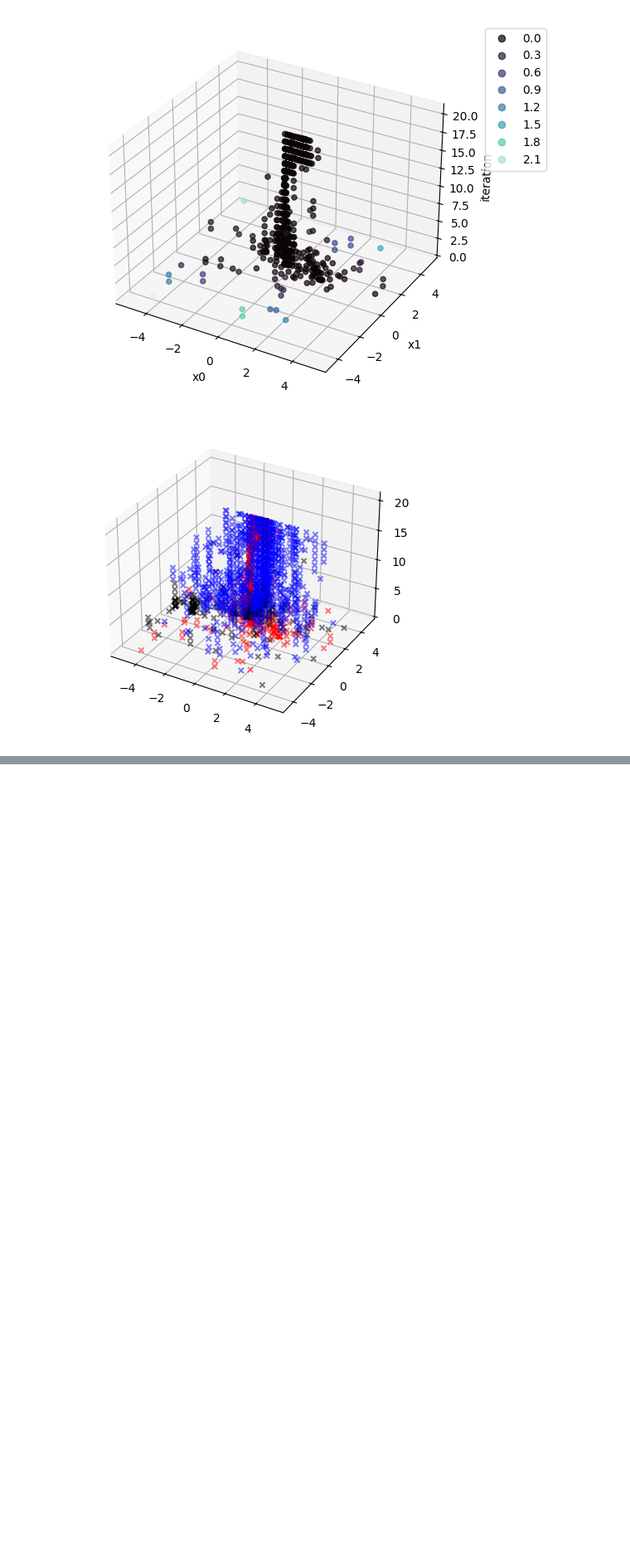
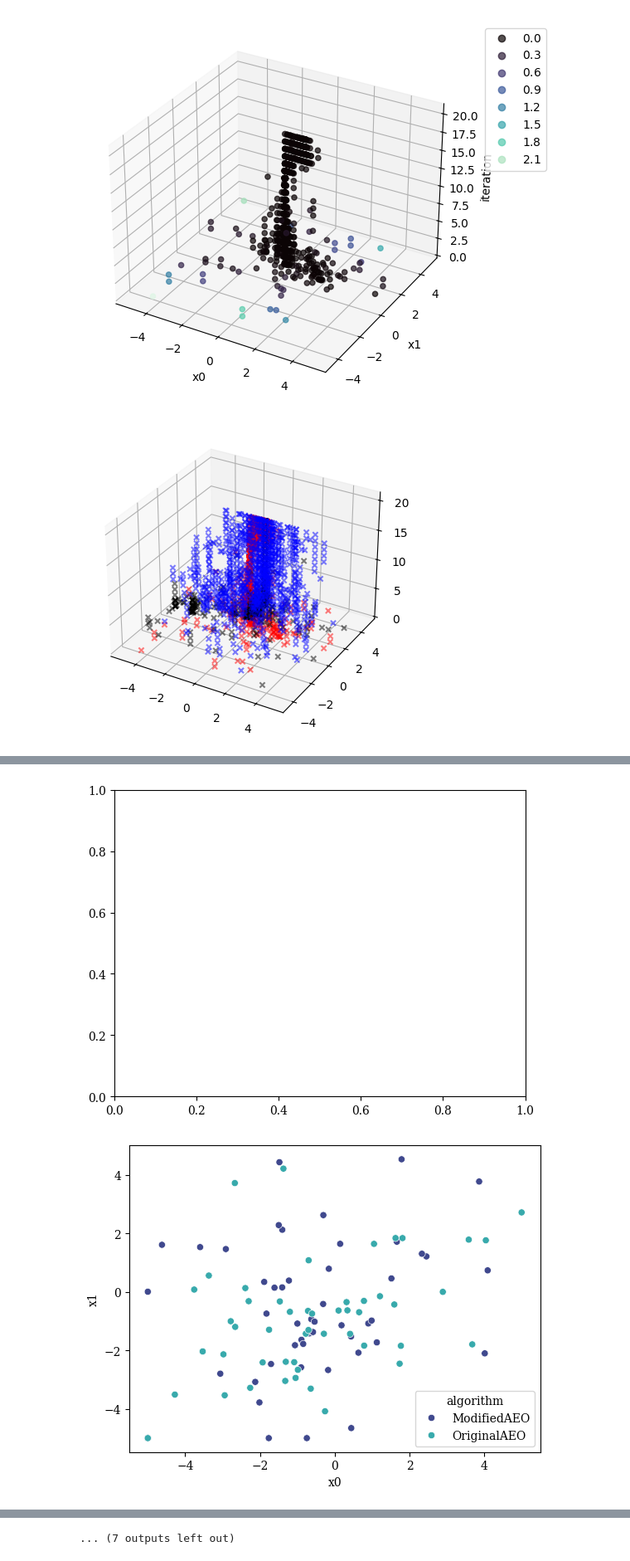
Before and after one commit to 8Timon24/Diploma-Analiza-in-vizualizacija-algoritmov-za-optimizacijo, a Jupyter notebook: 4_example_visualize_trajectories_for_clustering.ipynb, the cells around one changed output, grey strips where cells are left out. Shown at 83% size. Drawn from its saved outputs; the diff is of its cells as text; code cells hidden in the pictures; blank space fills up the shorter version.

```diff
--- a/4_example_visualize_trajectories_for_clustering.ipynb
+++ b/4_example_visualize_trajectories_for_clustering.ipynb
@@ -174,9 +187,12 @@ all_results=pd.concat(all_results)
 # %%
 all_results.groupby(['algorithm1','algorithm2'])['p_value'].median().sort_values(ascending=False).tail(50)
 # %%
-d=pd.read_csv('../data/processed/dim_2/F14_I1_2D.csv',compression='zip',index_col=0)
+d=pd.read_csv('data/processed/dim_2/F14_I1.csv',compression='zip',index_col=0)
 # %%
 for i in range(0,19):
     plt.figure()
-    sns.scatterplot(d.query('run==0 and iteration==@i and algorithm in ["LevyTWO","OriginalHC"]'), x='x0', y='x1', hue="algorithm",  palette='mako')
+    sns.scatterplot(d.query('run==1 and iteration==@i and algorithm in ["ModifiedAEO","OriginalAEO"]'), x='x0', y='x1', hue="algorithm",  palette='mako')
     plt.show()
+# %% [output]
+[figure, added]
+[figure, added]
@@ -183,3 +209,4 @@ for i in range(0,19):
+... (7 outputs left out)
 # %%
 for x in [f'x{i}' for i in range(0,dim)] + ['raw_y']:
     plt.figure()
```
Also changed, not shown: parts of 6 cells of this notebook, 4 other files.
